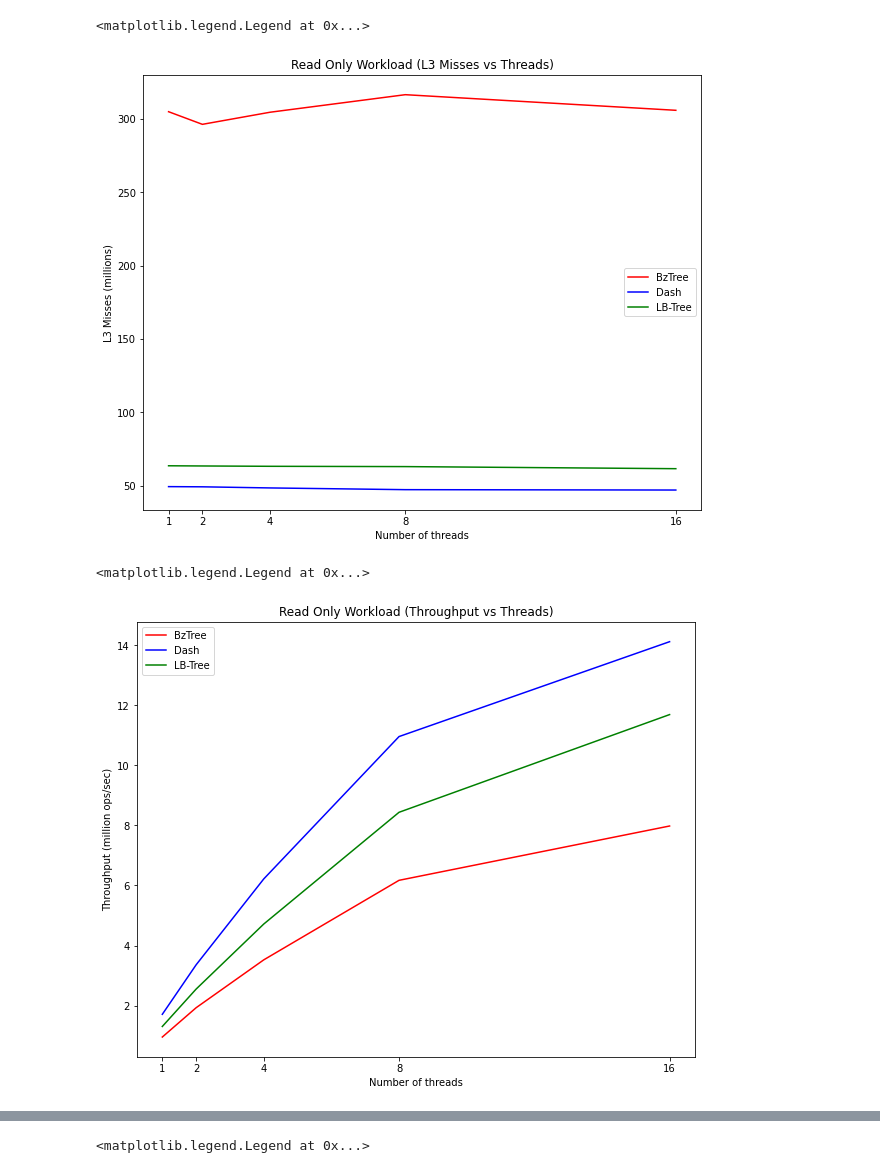
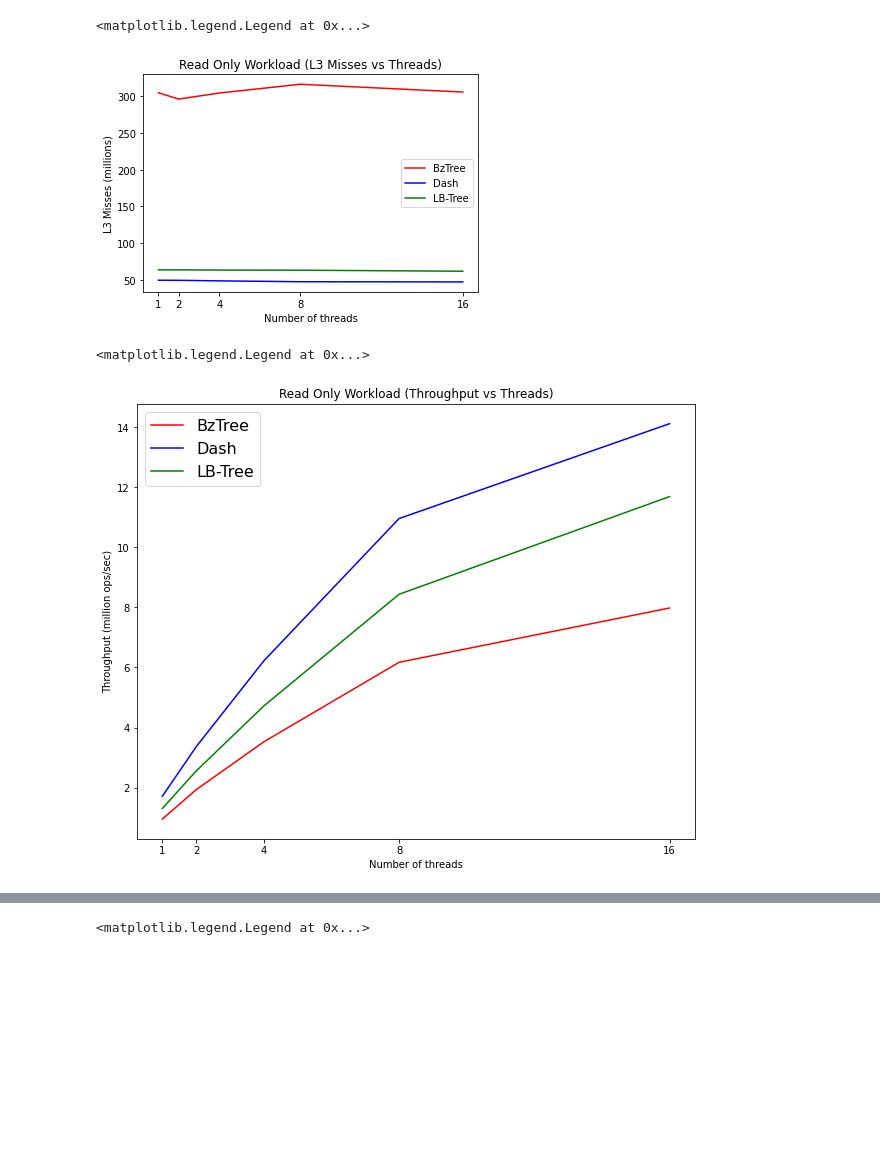
Before and after one commit to nisargshah95/Comparison-of-Indexes-for-PMem, a Jupyter notebook: CS764.ipynb, the cells around one changed output, grey strips where cells are left out. Cells and saved outputs as stored; diff of their text form; code cells hidden in the pictures; blank space fills up the shorter version.

Commit message:
Increase legend font size

```diff
--- a/CS764.ipynb
+++ b/CS764.ipynb
@@ -46,19 +49,19 @@ bztree_50_l3 = [536.714007,519.173596,528.248164,536.339201,535.472504]
 # %%
 # READ ONLY - L3 MISSES VS THREADS (ACROSS TREES)
 
-plt.figure(figsize=(10,8))
+plt.figure()
 bzReadOnlyLine, = plt.plot(threads, bztree_0_l3, color=colors[0], label = 'BzTree')
 dReadOnlyLine, = plt.plot(threads, dash_0_l3, color=colors[1], label = 'Dash')
 lReadOnlyLine, = plt.plot(threads, lbtree_0_l3, color=colors[2], label = 'LB-Tree')
 
 plt.xlabel(xlabel)
 plt.xticks(threads)
 plt.ylabel('L3 Misses (millions)')
 plt.title('Read Only Workload (L3 Misses vs Threads)')
 plt.legend(handles=[bzReadOnlyLine, dReadOnlyLine, lReadOnlyLine])
 # %% [output]
 <matplotlib.legend.Legend at 0x...>
-[figure, old version]
+[figure, new version]
 # %%
 # READ ONLY - THROUGHPUT VS THREADS (ACROSS TREES)
 
@@ -71,10 +74,10 @@ plt.xlabel(xlabel)
 plt.xticks(threads)
 plt.ylabel(tp_ylabel)
 plt.title('Read Only Workload (Throughput vs Threads)')
-plt.legend(handles=[bzReadOnlyLine, dReadOnlyLine, lReadOnlyLine])
+plt.legend(handles=[bzReadOnlyLine, dReadOnlyLine, lReadOnlyLine], prop=legend_prop)
 # %% [output]
 <matplotlib.legend.Legend at 0x...>
-[figure, old version]
+[figure, new version]
 # %%
 # 10% WRITE - THROUGHPUT VS THREADS (ACROSS TREES)
 
```
Also changed, not shown: parts of 7 cells of this notebook.
